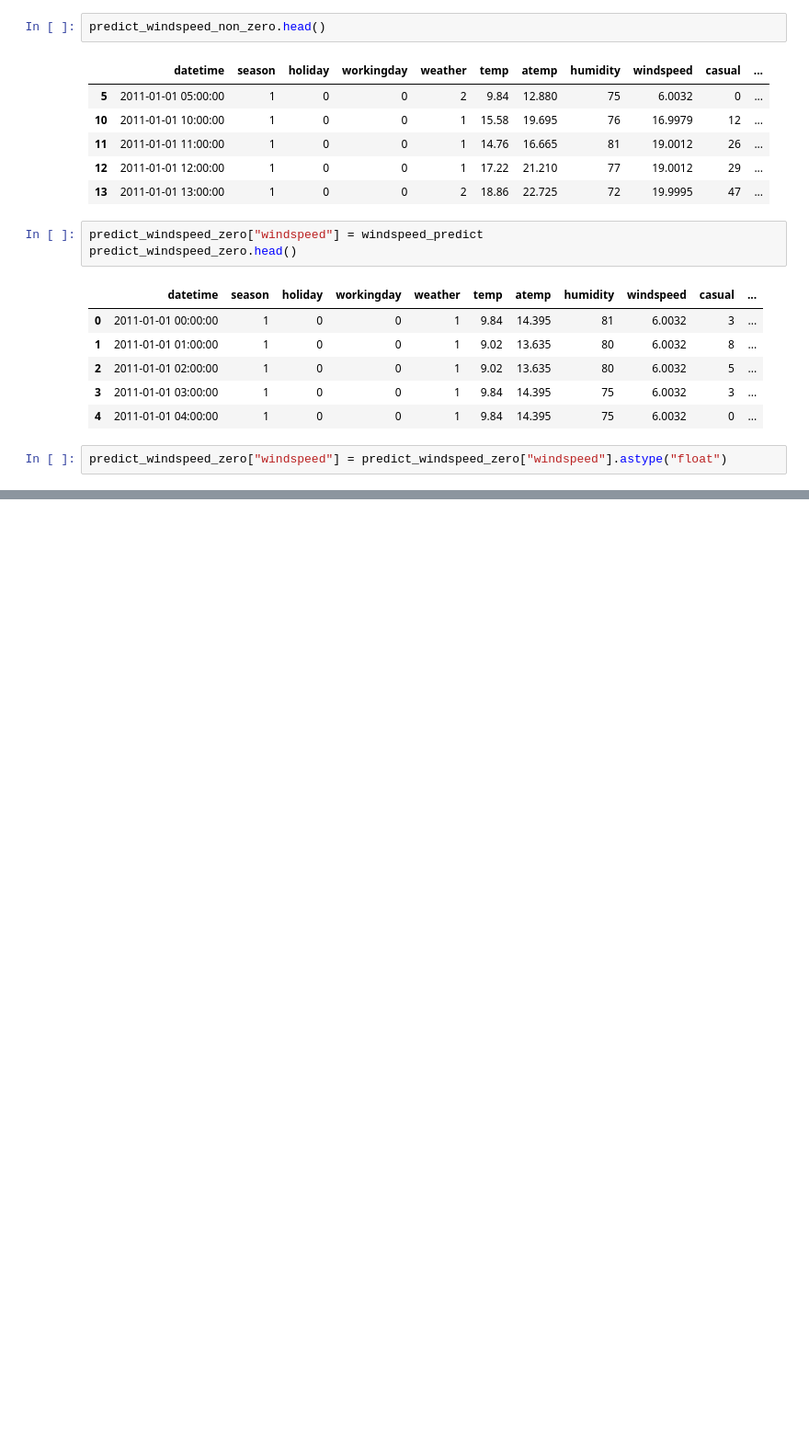
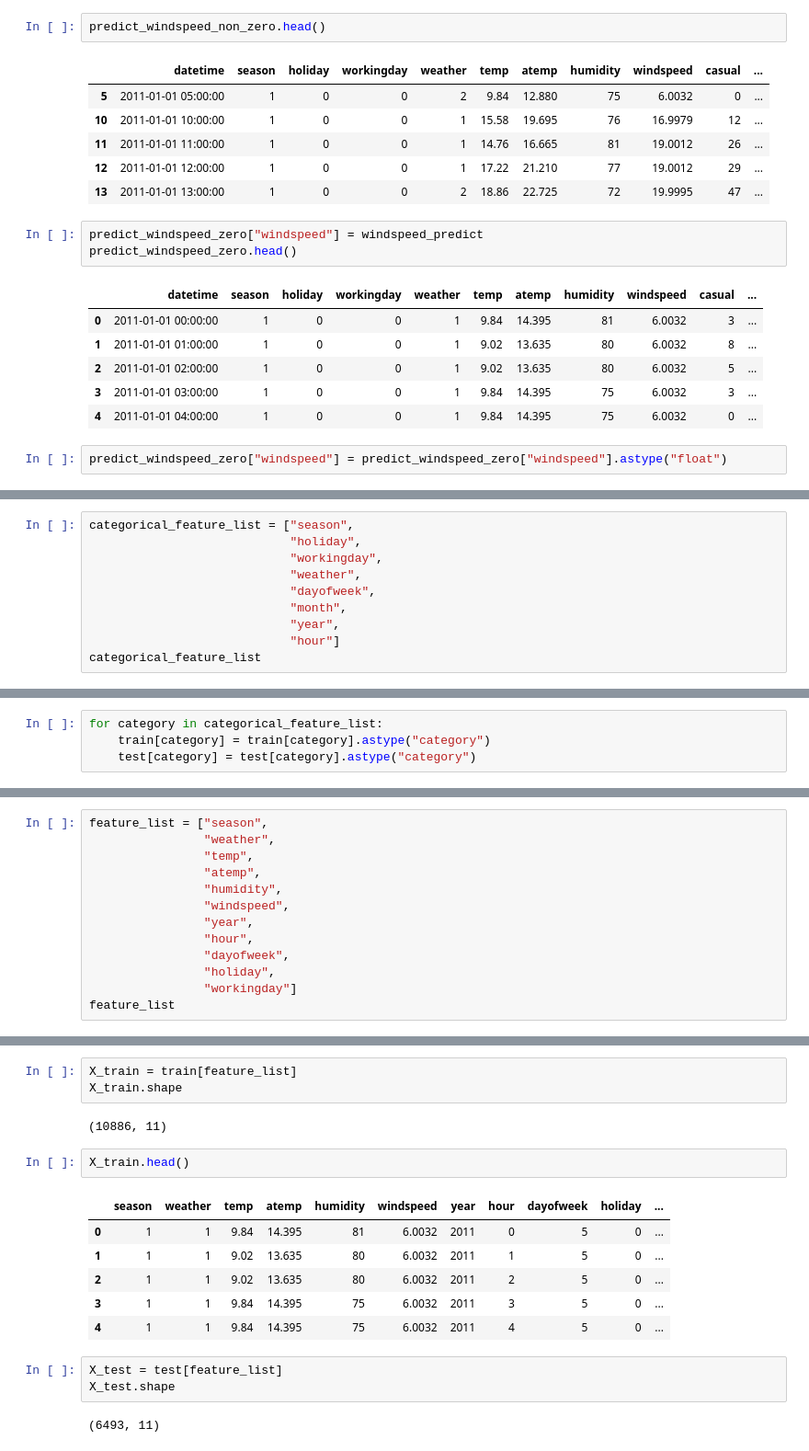
Before and after one commit to byulrim/KaggleExercise, a Jupyter notebook: bike_sharing_demand-ensemble_model.ipynb, the cells around one changed output, grey strips where cells are left out. Shown at 92% size. Saved outputs shown, nothing was run; the diff lists cells and outputs as text; blank space fills up the shorter version.

```diff
--- a/bike_sharing_demand-ensemble_model.ipynb
+++ b/bike_sharing_demand-ensemble_model.ipynb
@@ -302,0 +371,10 @@ def predict_windspeed(data:pd.DataFrame) -> pd.DataFrame:
+# %%
+categorical_feature_list = ["season",
+                            "holiday",
+                            "workingday",
+                            "weather",
+                            "dayofweek",
+                            "month",
+                            "year",
+                            "hour"]
+categorical_feature_list
@@ -302,0 +390,4 @@ def predict_windspeed(data:pd.DataFrame) -> pd.DataFrame:
+# %%
+for category in categorical_feature_list:
+    train[category] = train[category].astype("category")
+    test[category] = test[category].astype("category")
@@ -302,0 +441,13 @@ def predict_windspeed(data:pd.DataFrame) -> pd.DataFrame:
+# %%
+feature_list = ["season",
+                "weather",
+                "temp",
+                "atemp",
+                "humidity",
+                "windspeed",
+                "year",
+                "hour",
+                "dayofweek",
+                "holiday",
+                "workingday"]
+feature_list
@@ -302,0 +466,19 @@ def predict_windspeed(data:pd.DataFrame) -> pd.DataFrame:
+# %%
+X_train = train[feature_list]
+X_train.shape
+# %% [output]
+(10886, 11)
+# %%
+X_train.head()
+# %% [output]
+|  | season | weather | temp | atemp | humidity | windspeed | year | hour | dayofweek | holiday | ... |
+| 0 | 1 | 1 | 9.84 | 14.395 | 81 | 6.0032 | 2011 | 0 | 5 | 0 | ... |
+| 1 | 1 | 1 | 9.02 | 13.635 | 80 | 6.0032 | 2011 | 1 | 5 | 0 | ... |
+| 2 | 1 | 1 | 9.02 | 13.635 | 80 | 6.0032 | 2011 | 2 | 5 | 0 | ... |
+| 3 | 1 | 1 | 9.84 | 14.395 | 75 | 6.0032 | 2011 | 3 | 5 | 0 | ... |
+| 4 | 1 | 1 | 9.84 | 14.395 | 75 | 6.0032 | 2011 | 4 | 5 | 0 | ... |
+# %%
+X_test = test[feature_list]
+X_test.shape
+# %% [output]
+(6493, 11)
```
Also changed, not shown: parts of 25 cells of this notebook.
